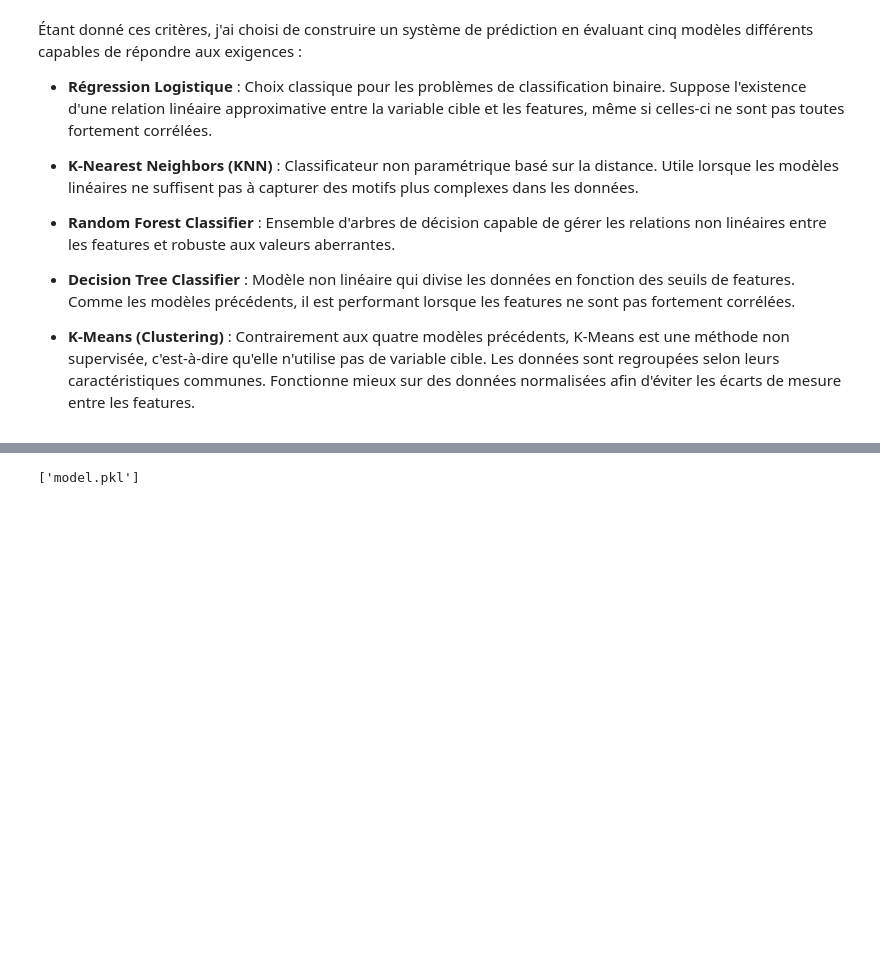
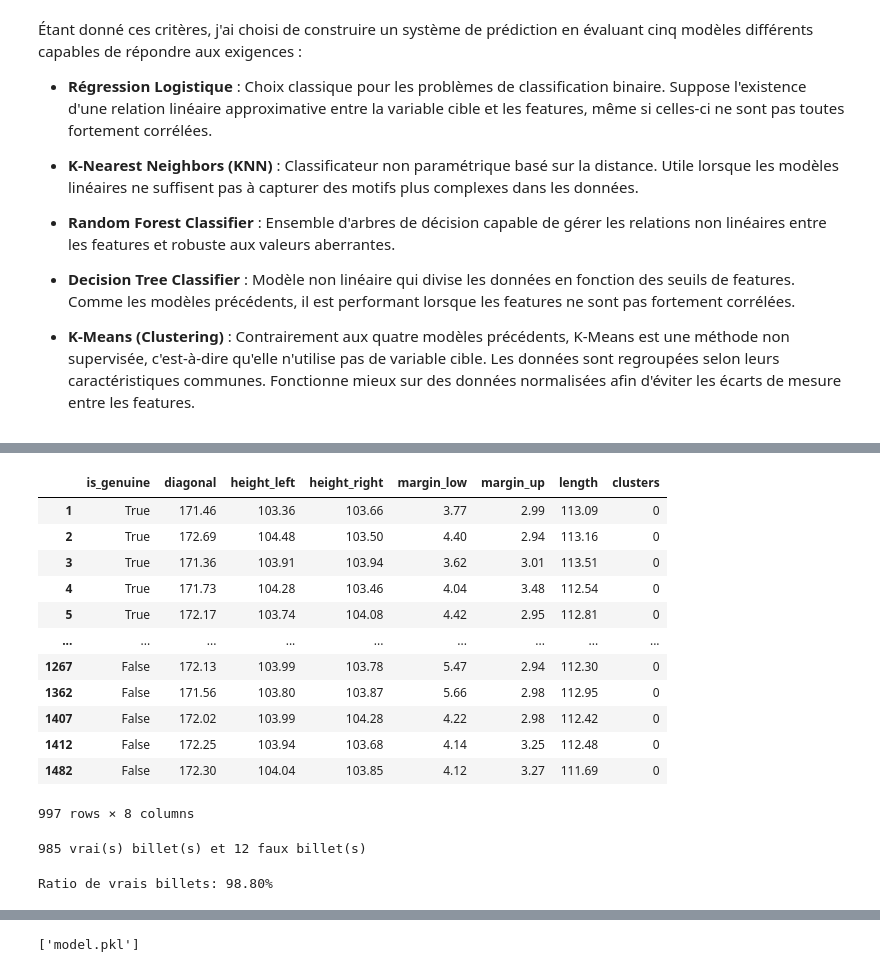
Before and after one commit to cedizen/detection_automatique_faux_billets, a Jupyter notebook: berthezene_cedric_1_notebook_032026.ipynb, the cells around one changed output, grey strips where cells are left out. Cells and saved outputs as stored; diff of their text form; code cells hidden in the pictures; blank space fills up the shorter version.

```diff
--- a/berthezene_cedric_1_notebook_032026.ipynb
+++ b/berthezene_cedric_1_notebook_032026.ipynb
@@ -839,0 +969,19 @@ def detect_true_false_money(df, colum_target,
+# %%
+mask_cluster_0 = kmeans_billets_df["clusters"]== 0
+# %%
+kmeans_0 = kmeans_billets_df[mask_cluster_0]
+kmeans_0
+# %% [output]
+|  | is_genuine | diagonal | height_left | height_right | margin_low | margin_up | length | clusters |
+| 1 | True | 171.46 | 103.36 | 103.66 | 3.77 | 2.99 | 113.09 | 0 |
+| 2 | True | 172.69 | 104.48 | 103.50 | 4.40 | 2.94 | 113.16 | 0 |
+| 3 | True | 171.36 | 103.91 | 103.94 | 3.62 | 3.01 | 113.51 | 0 |
+| 4 | True | 171.73 | 104.28 | 103.46 | 4.04 | 3.48 | 112.54 | 0 |
+| 5 | True | 172.17 | 103.74 | 104.08 | 4.42 | 2.95 | 112.81 | 0 |
+| ... | ... | ... | ... | ... | ... | ... | ... | ... |
+| 1267 | False | 172.13 | 103.99 | 103.78 | 5.47 | 2.94 | 112.30 | 0 |
+| 1362 | False | 171.56 | 103.80 | 103.87 | 5.66 | 2.98 | 112.95 | 0 |
+| 1407 | False | 172.02 | 103.99 | 104.28 | 4.22 | 2.98 | 112.42 | 0 |
+| 1412 | False | 172.25 | 103.94 | 103.68 | 4.14 | 3.25 | 112.48 | 0 |
+| 1482 | False | 172.30 | 104.04 | 103.85 | 4.12 | 3.27 | 111.69 | 0 |
+997 rows × 8 columns
@@ -839,0 +992,4 @@ def detect_true_false_money(df, colum_target,
+# %%
+print(f"{mask_true_bills_0.sum()} vrai(s) billet(s) et {mask_false_bills_0.sum()} faux billet(s)")
+# %% [output]
+985 vrai(s) billet(s) et 12 faux billet(s)
@@ -839,0 +998,4 @@ def detect_true_false_money(df, colum_target,
+# %%
+print(f"Ratio de vrais billets: {ratio_true_bills_0:.2f}%")
+# %% [output]
+Ratio de vrais billets: 98.80%
```
Also changed, not shown: parts of 66 cells of this notebook.
